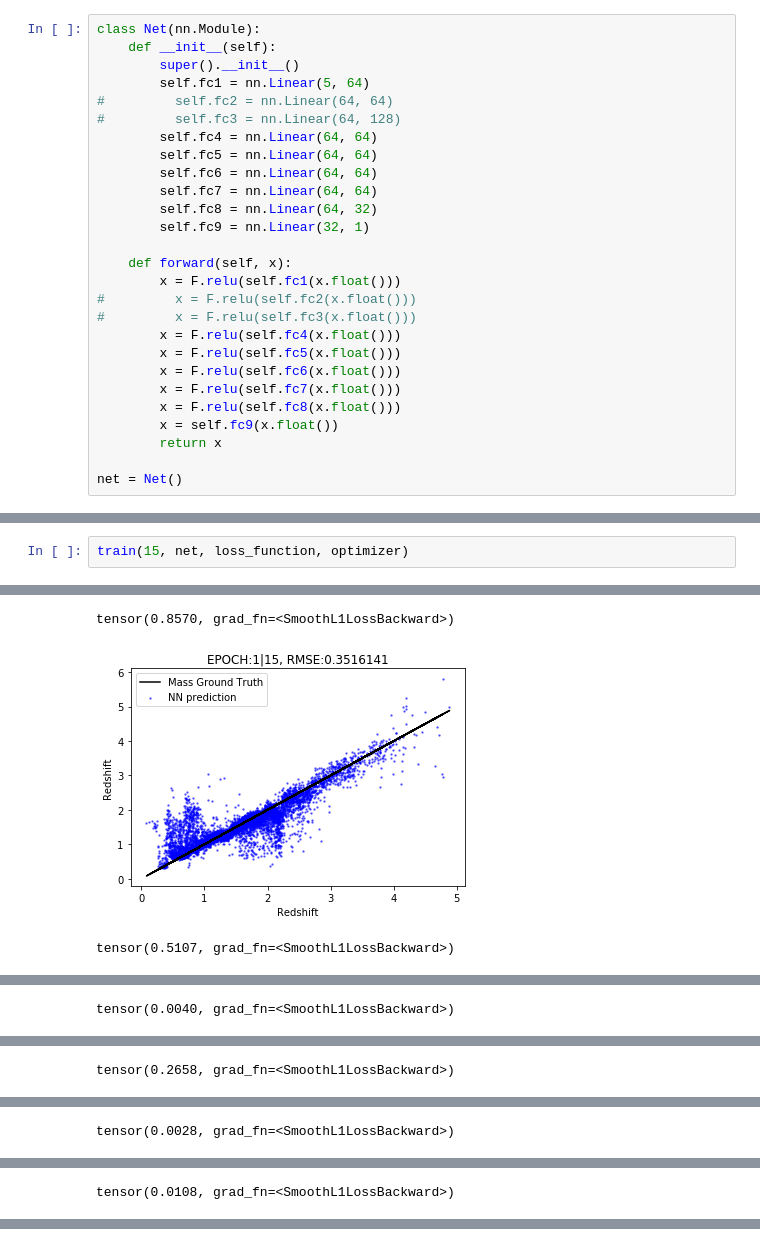
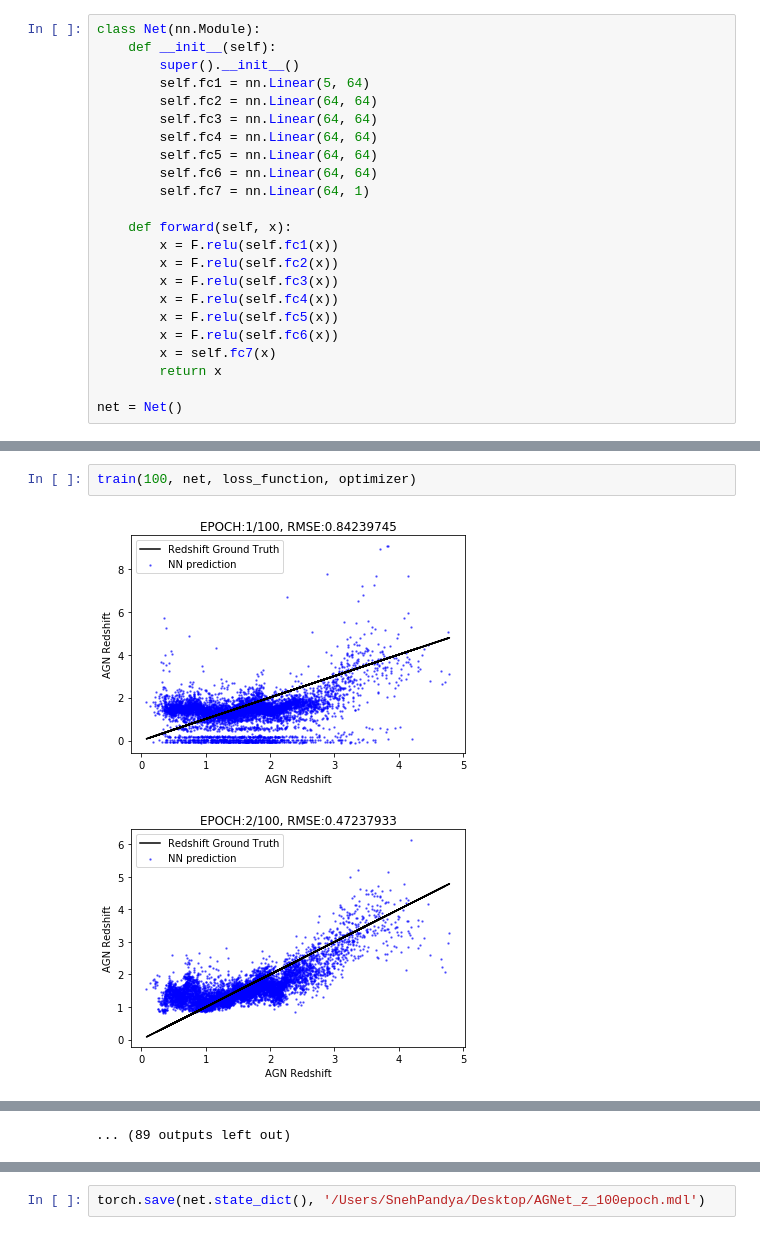
Before and after one commit to devanshipratap/DeepLearningAGN, a Jupyter notebook: src/notebooks/NN_redshift.ipynb, the cells around one changed output, grey strips where cells are left out. Cells and saved outputs as stored; diff of their text form.

```diff
--- a/src/notebooks/NN_redshift.ipynb
+++ b/src/notebooks/NN_redshift.ipynb
@@ -57,25 +67,21 @@ class Net(nn.Module):
     def __init__(self):
         super().__init__()
         self.fc1 = nn.Linear(5, 64)
-#         self.fc2 = nn.Linear(64, 64)
-#         self.fc3 = nn.Linear(64, 128)
+        self.fc2 = nn.Linear(64, 64)
+        self.fc3 = nn.Linear(64, 64)
         self.fc4 = nn.Linear(64, 64)
         self.fc5 = nn.Linear(64, 64)
         self.fc6 = nn.Linear(64, 64)
-        self.fc7 = nn.Linear(64, 64)
-        self.fc8 = nn.Linear(64, 32)
-        self.fc9 = nn.Linear(32, 1)
+        self.fc7 = nn.Linear(64, 1)
 
     def forward(self, x):
-        x = F.relu(self.fc1(x.float()))
-#         x = F.relu(self.fc2(x.float()))
-#         x = F.relu(self.fc3(x.float()))
-        x = F.relu(self.fc4(x.float()))
-        x = F.relu(self.fc5(x.float()))
-        x = F.relu(self.fc6(x.float()))
-        x = F.relu(self.fc7(x.float()))
-        x = F.relu(self.fc8(x.float()))
-        x = self.fc9(x.float())
+        x = F.relu(self.fc1(x))
+        x = F.relu(self.fc2(x))
+        x = F.relu(self.fc3(x))
+        x = F.relu(self.fc4(x))
+        x = F.relu(self.fc5(x))
+        x = F.relu(self.fc6(x))
+        x = self.fc7(x)
         return x
 
 net = Net()
@@ -124,4 +143,6 @@ def train(num_epochs, model, loss_fn, optimizer):
     plt.show()
 # %%
-train(15, net, loss_function, optimizer)
+train(100, net, loss_function, optimizer)
 # %% [output]
+[figure, new version]
+[figure, new version]
@@ -128,3 +159 @@ train(15, net, loss_function, optimizer)
-tensor(0.8570, grad_fn=<SmoothL1LossBackward>)
+... (89 outputs left out)
-[figure, old version]
-tensor(0.5107, grad_fn=<SmoothL1LossBackward>)
@@ -132 +159,0 @@ tensor(0.5107, grad_fn=<SmoothL1LossBackward>)
-tensor(0.0040, grad_fn=<SmoothL1LossBackward>)
@@ -134 +159,0 @@ tensor(0.0040, grad_fn=<SmoothL1LossBackward>)
-tensor(0.2658, grad_fn=<SmoothL1LossBackward>)
@@ -136 +159,0 @@ tensor(0.2658, grad_fn=<SmoothL1LossBackward>)
-tensor(0.0028, grad_fn=<SmoothL1LossBackward>)
@@ -138 +159,0 @@ tensor(0.0028, grad_fn=<SmoothL1LossBackward>)
-tensor(0.0108, grad_fn=<SmoothL1LossBackward>)
@@ -141,3 +160,5 @@ tensor(0.0108, grad_fn=<SmoothL1LossBackward>)
+# %%
+torch.save(net.state_dict(), '/Users/SnehPandya/Desktop/AGNet_z_100epoch.mdl')
 # %%
 # testing loop
 def test(net):
```
Also changed, not shown: parts of 14 cells of this notebook, 3 other files.
